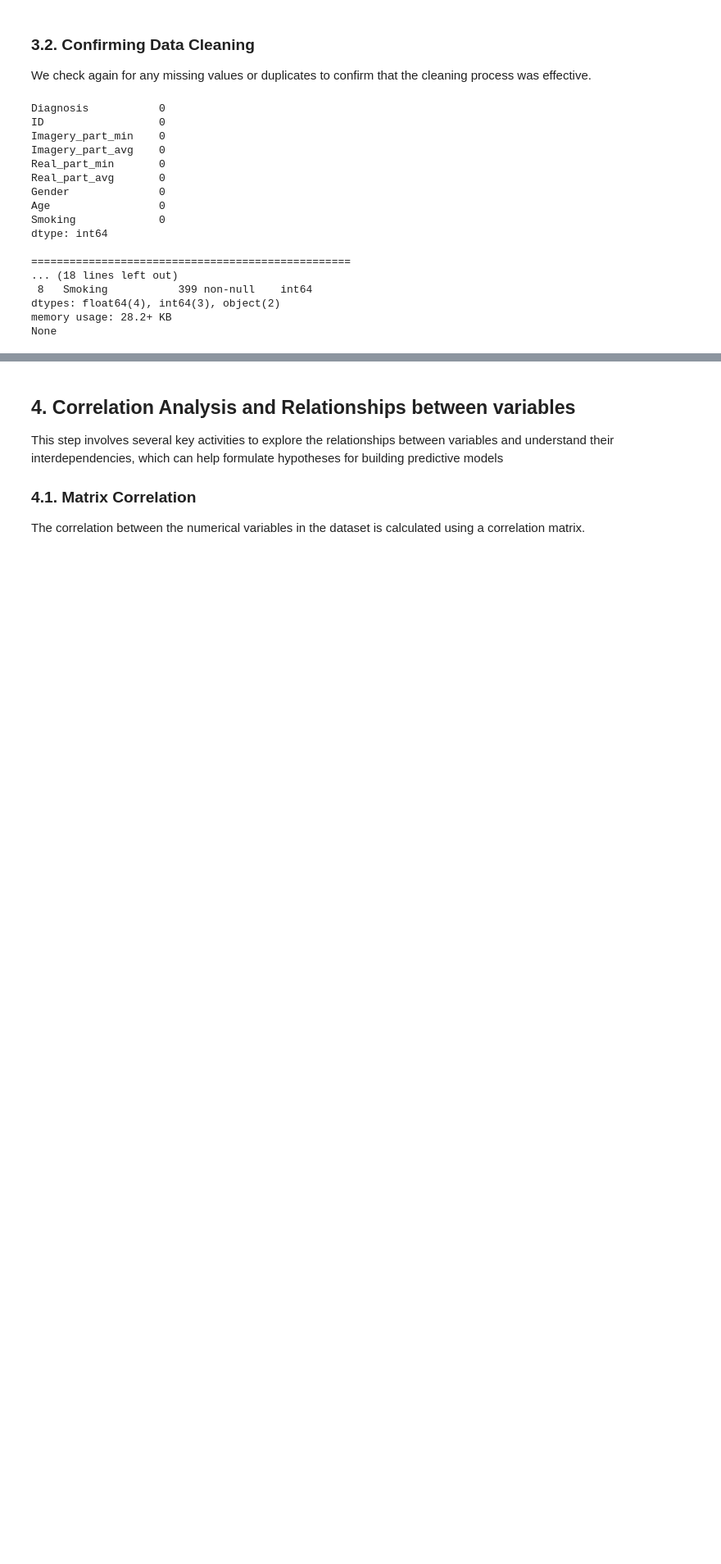
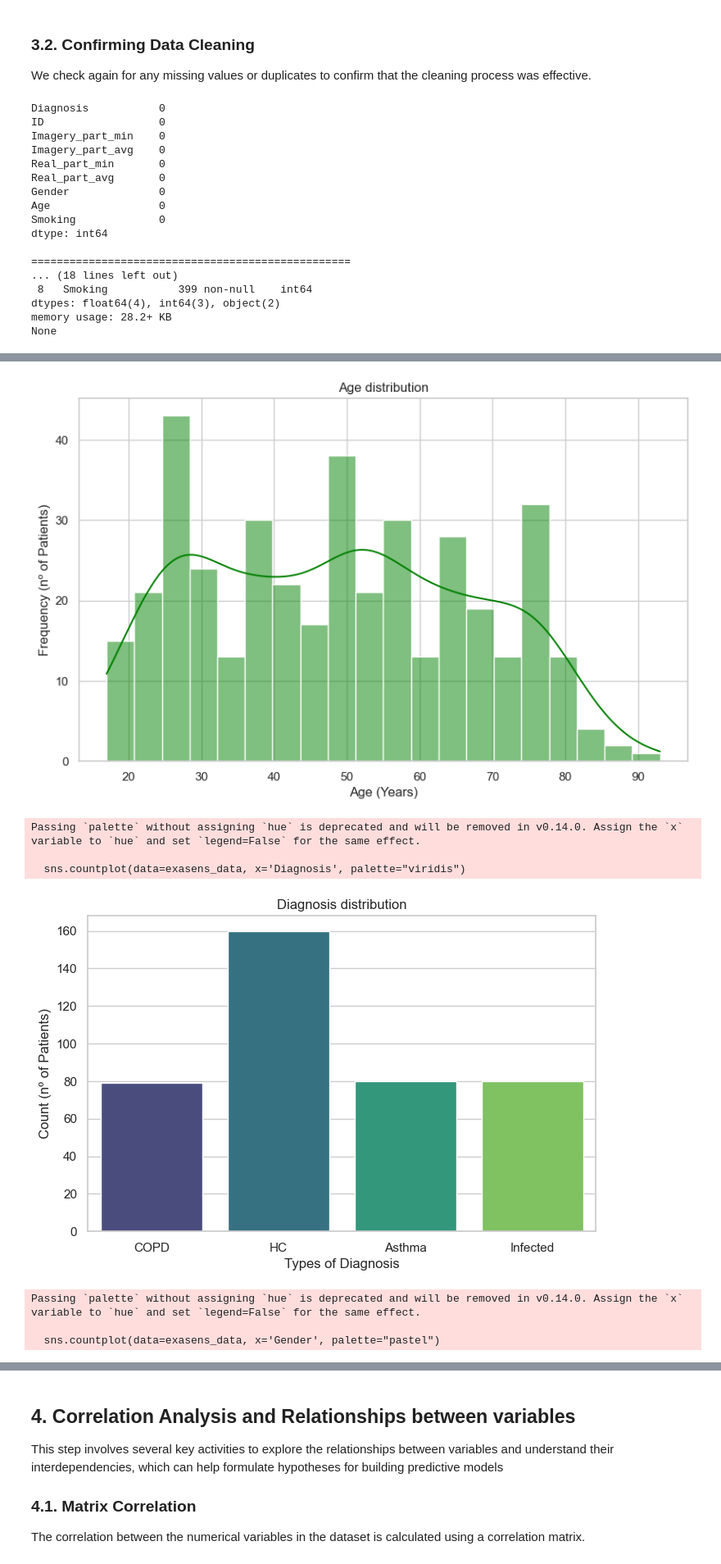
Before and after one commit to pepedesiintasm/EDA_ExasensDataset, a Jupyter notebook: EDA_ExasensProject.ipynb, the cells around one changed output, grey strips where cells are left out. Shown at 82% size. Cells and saved outputs as stored; diff of their text form; code cells hidden in the pictures; blank space fills up the shorter version.

```diff
--- a/EDA_ExasensProject.ipynb
+++ b/EDA_ExasensProject.ipynb
@@ -227,0 +147,75 @@ None
+# %%
+import seaborn as sns
+import matplotlib.pyplot as plt
+
+# Configuración de estilo general para gráficos
+sns.set(style="whitegrid")
+
+# 1. Distribution of 'Age'
+plt.figure(figsize=(10, 6))
+sns.histplot(exasens_data['Age'], bins=20, kde=True, color="green")
+plt.title('Age distribution')
+plt.xlabel('Age (Years)')
+plt.ylabel('Frequency (nº of Patients)')
+plt.show()
+
+# 2. Distribution of 'Diagnosis'
+plt.figure(figsize=(8, 5))
+sns.countplot(data=exasens_data, x='Diagnosis', palette="viridis")
+plt.title('Diagnosis distribution')
+plt.xlabel('Types of Diagnosis')
+plt.ylabel('Count (nº of Patients)')
+plt.show()
+
+# 3. Distribution of 'Gender'
+plt.figure(figsize=(6, 4))
+sns.countplot(data=exasens_data, x='Gender', palette="pastel")
+plt.title('Gender distribution')
+plt.xlabel('Gender (0 = Female, 1 = Male)')
+plt.ylabel('Count (nº of Patients)')
+plt.show()
+
+# 4. Distribution of 'Smoking'
+plt.figure(figsize=(8, 5))
+sns.countplot(data=exasens_data, x='Smoking', palette="magma")
+plt.title('Smoking levels distribution')
+plt.xlabel('Smoking level')
+plt.ylabel('Count (nº of Patients)')
+plt.show()
+
+plt.figure(figsize=(10, 6))
+sns.histplot(exasens_data['Imagery_part_avg'], bins=20, kde=True, color="blue")
+plt.title('Imagery_part_avg distribution')
+plt.xlabel('Values')
+plt.ylabel('Frequency')
+plt.show()
+
+plt.figure(figsize=(10, 6))
+sns.histplot(exasens_data['Imagery_part_min'], bins=20, kde=True, color="blue")
+plt.title('Imagery_part_min distribution')
+plt.xlabel('Values')
+plt.ylabel('Frequency')
+plt.show()
+
+plt.figure(figsize=(10, 6))
+sns.histplot(exasens_data['Real_part_avg'], bins=20, kde=True, color="blue")
+plt.title('Real_part_avg distribution')
+plt.xlabel('Values')
+plt.ylabel('Frequency')
+plt.show()
+
+plt.figure(figsize=(10, 6))
+sns.histplot(exasens_data['Real_part_min'], bins=20, kde=True, color="blue")
+plt.title('Real_part_min distribution')
+plt.xlabel('Values')
+plt.ylabel('Frequency')
+plt.show()
+# %% [output]
+[figure, new version]
+Passing `palette` without assigning `hue` is deprecated and will be removed in v0.14.0. Assign the `x` variable to `hue` and set `legend=False` for the same effect.
+
+  sns.countplot(data=exasens_data, x='Diagnosis', palette="viridis")
+[figure, new version]
+Passing `palette` without assigning `hue` is deprecated and will be removed in v0.14.0. Assign the `x` variable to `hue` and set `legend=False` for the same effect.
+
+  sns.countplot(data=exasens_data, x='Gender', palette="pastel")
```
Also changed, not shown: parts of 11 cells of this notebook.
